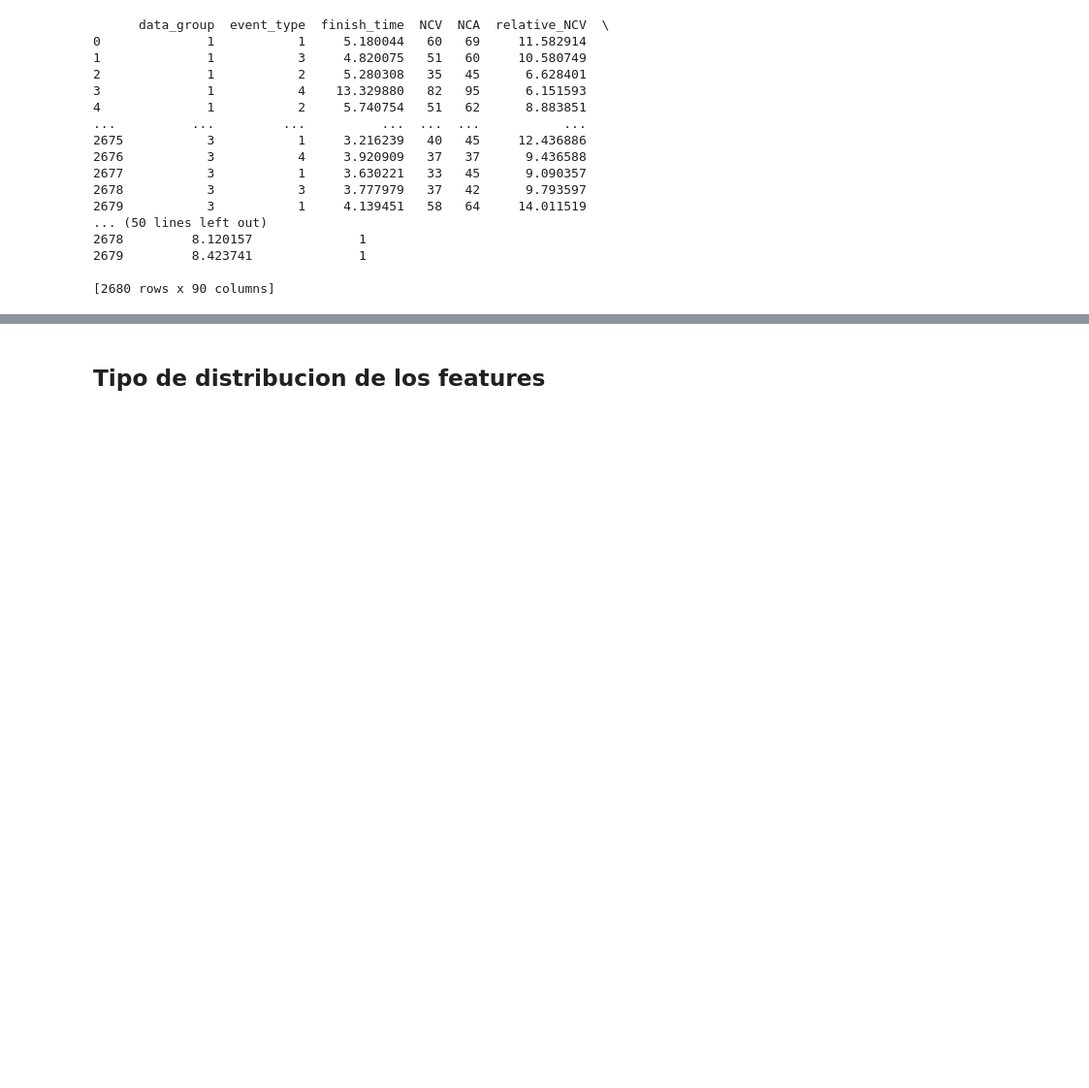
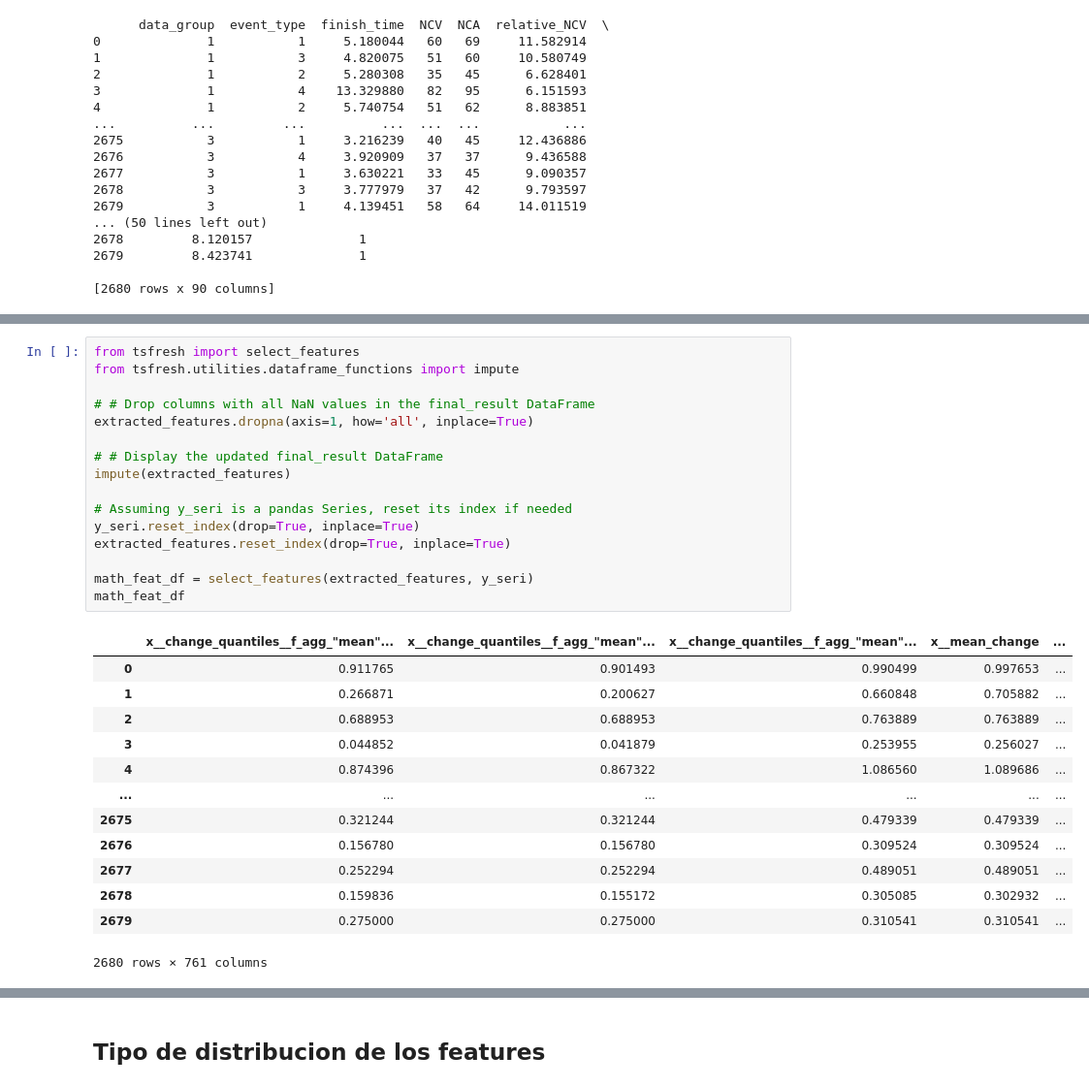
Before and after one commit to koalaspero/MI_Referencia, a Jupyter notebook: MyNotebooks/loadingMAT.ipynb, the cells around one changed output, grey strips where cells are left out. Shown: that part at 97% size. Cells and saved outputs as stored; diff of their text form; blank space fills up the shorter version.

```diff
--- a/MyNotebooks/loadingMAT.ipynb
+++ b/MyNotebooks/loadingMAT.ipynb
@@ -486,0 +575,30 @@ print(result_df)
+# %%
+from tsfresh import select_features
+from tsfresh.utilities.dataframe_functions import impute
+
+# # Drop columns with all NaN values in the final_result DataFrame
+extracted_features.dropna(axis=1, how='all', inplace=True)
+
+# # Display the updated final_result DataFrame
+impute(extracted_features)
+
+# Assuming y_seri is a pandas Series, reset its index if needed
+y_seri.reset_index(drop=True, inplace=True)
+extracted_features.reset_index(drop=True, inplace=True)
+
+math_feat_df = select_features(extracted_features, y_seri)
+math_feat_df
+# %% [output]
+|  | x__change_quantiles__f_agg_"mean"... | x__change_quantiles__f_agg_"mean"... | x__change_quantiles__f_agg_"mean"... | x__mean_change | ... |
+| 0 | 0.911765 | 0.901493 | 0.990499 | 0.997653 | ... |
+| 1 | 0.266871 | 0.200627 | 0.660848 | 0.705882 | ... |
+| 2 | 0.688953 | 0.688953 | 0.763889 | 0.763889 | ... |
+| 3 | 0.044852 | 0.041879 | 0.253955 | 0.256027 | ... |
+| 4 | 0.874396 | 0.867322 | 1.086560 | 1.089686 | ... |
+| ... | ... | ... | ... | ... | ... |
+| 2675 | 0.321244 | 0.321244 | 0.479339 | 0.479339 | ... |
+| 2676 | 0.156780 | 0.156780 | 0.309524 | 0.309524 | ... |
+| 2677 | 0.252294 | 0.252294 | 0.489051 | 0.489051 | ... |
+| 2678 | 0.159836 | 0.155172 | 0.305085 | 0.302932 | ... |
+| 2679 | 0.275000 | 0.275000 | 0.310541 | 0.310541 | ... |
+2680 rows × 761 columns
```
Also changed, not shown: parts of 8 cells of this notebook, 6 other files.
